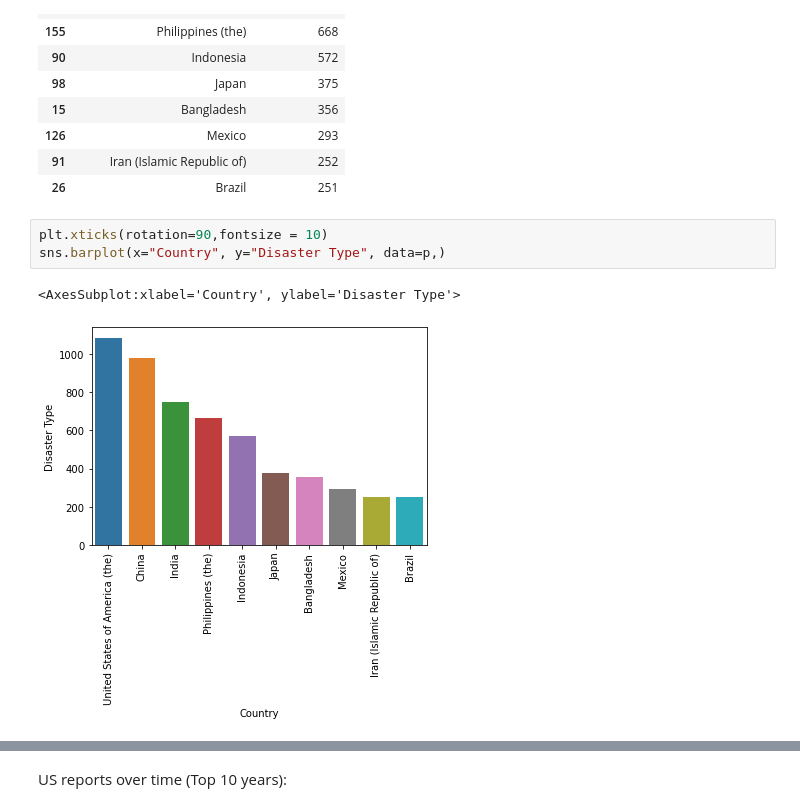
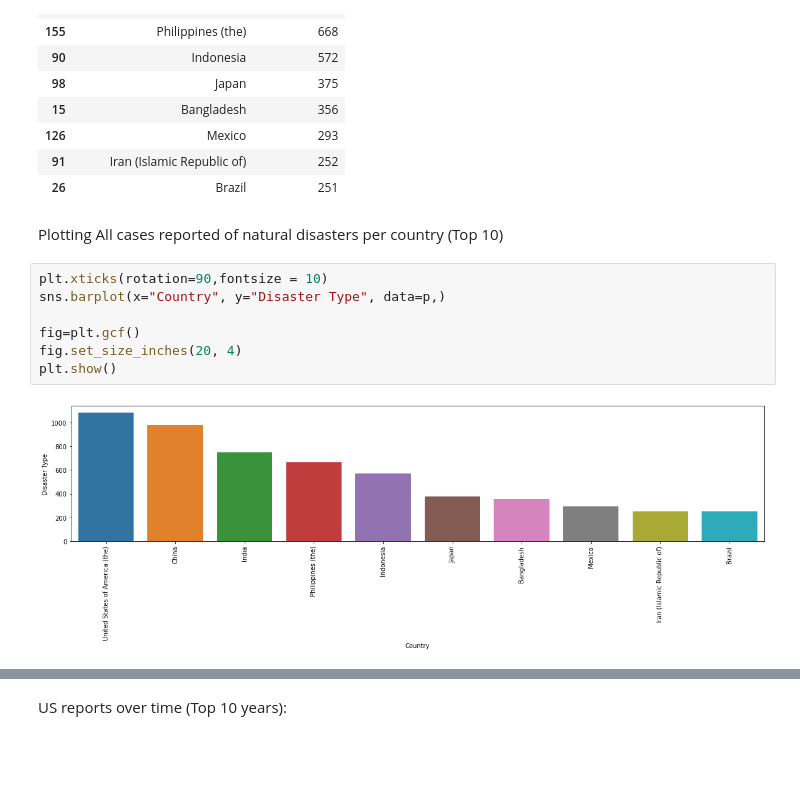
Before and after one commit to hekaplex/2022_01_DSI_WD, a Jupyter notebook: Alex/py/capstone.ipynb, the cells around one changed output, grey strips where cells are left out. Saved outputs shown, nothing was run; the diff lists cells and outputs as text; blank space fills up the shorter version.

```diff
--- a/Alex/py/capstone.ipynb
+++ b/Alex/py/capstone.ipynb
@@ -277,9 +363,14 @@ p
 | 126 | Mexico | 293 |
 | 91 | Iran (Islamic Republic of) | 252 |
 | 26 | Brazil | 251 |
+# %% [markdown]
+Plotting All cases reported of natural disasters per country (Top 10)
 # %%
 plt.xticks(rotation=90,fontsize = 10)
 sns.barplot(x="Country", y="Disaster Type", data=p,)
+
+fig=plt.gcf()
+fig.set_size_inches(20, 4)
+plt.show()
 # %% [output]
-<AxesSubplot:xlabel='Country', ylabel='Disaster Type'>
-[figure, old version]
+[figure, new version]
```
Also changed, not shown: parts of 56 cells of this notebook.
